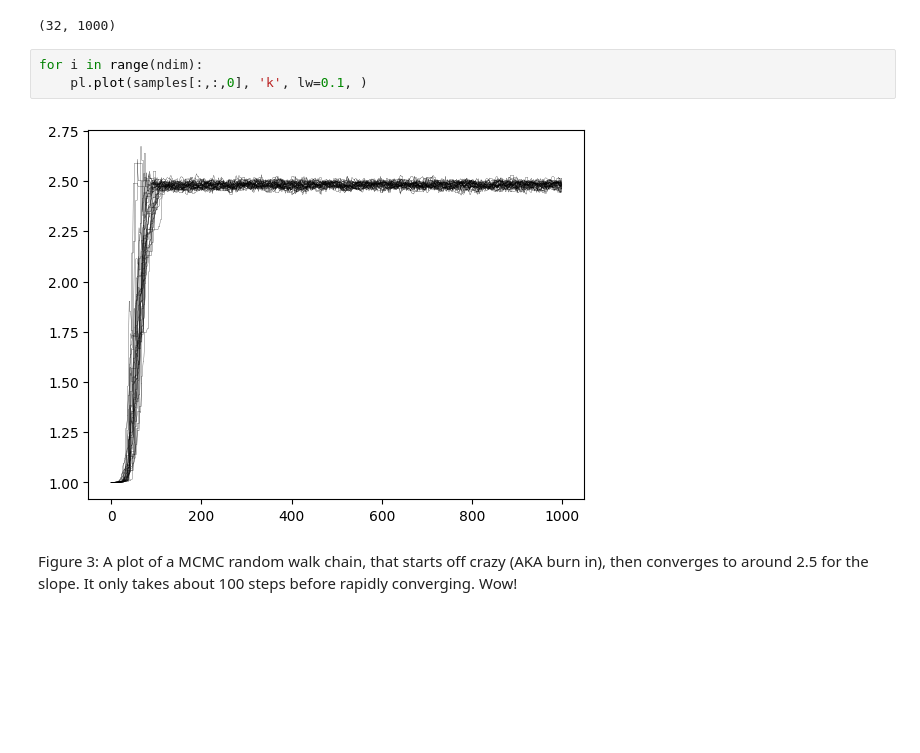
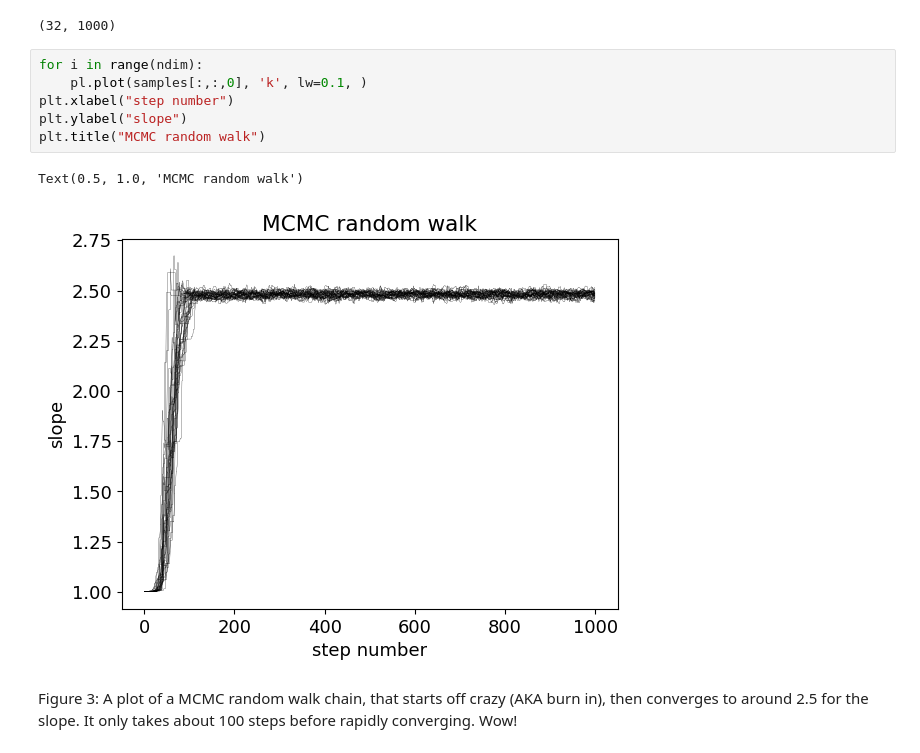
Before and after one commit to jarrodsb/DSPS_JBieber, a Jupyter notebook: HW6/Second_Half_fitlinetogrbafterglow_mcmc_Bieber_dsps25.ipynb, the cells around one changed output. Saved outputs shown, nothing was run; the diff lists cells and outputs as text; blank space fills up the shorter version.

```diff
--- a/HW6/Second_Half_fitlinetogrbafterglow_mcmc_Bieber_dsps25.ipynb
+++ b/HW6/Second_Half_fitlinetogrbafterglow_mcmc_Bieber_dsps25.ipynb
@@ -527,8 +532,12 @@ samples.transpose(1,0,2)[:,:,0].shape
 # %%
 for i in range(ndim):
     pl.plot(samples[:,:,0], 'k', lw=0.1, )
+plt.xlabel("step number")
+plt.ylabel("slope")
+plt.title("MCMC random walk")
 # %% [output]
+Text(0.5, 1.0, 'MCMC random walk')
-[figure, old version]
+[figure, new version]
 # %% [markdown]
 Figure 3: A plot of a MCMC random walk chain, that starts off crazy (AKA burn in), then converges to around 2.5 for the slope. It only takes about 100 steps before rapidly converging. Wow!
 # %% [markdown]
```
Also changed, not shown: parts of 15 cells of this notebook.
